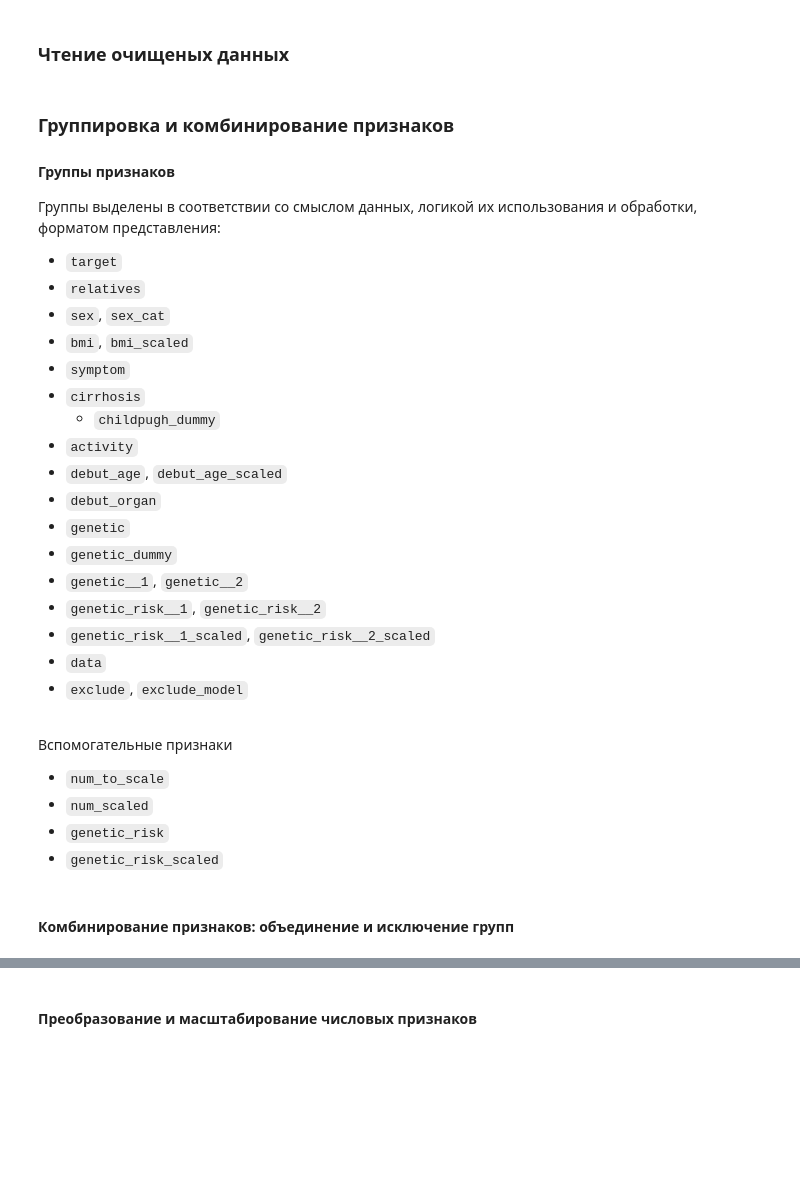
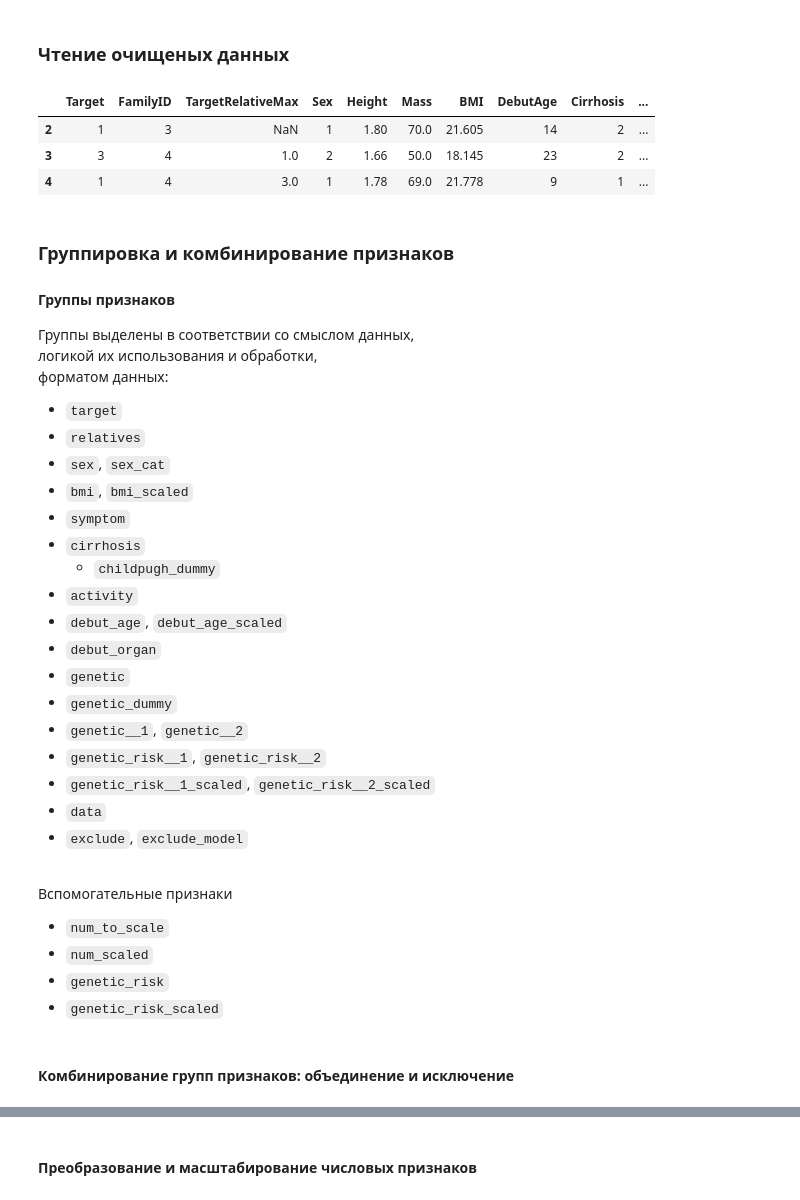
Before and after one commit to AlexanderArtemyev/Wilson-disease, a Jupyter notebook: preprocess_data.ipynb, the cells around one changed output, grey strips where cells are left out. Drawn from its saved outputs; the diff is of its cells as text; code cells hidden in the pictures; blank space fills up the shorter version.

```diff
--- a/preprocess_data.ipynb
+++ b/preprocess_data.ipynb
@@ -30,14 +31,20 @@ matplotlib.style.use('ggplot')       # Use ggplot style plots
 # %% [markdown]
 ### Чтение очищеных данных
 # %%
-data_dir = '../data_transforemed/'
+data_csv_dir = '../data_csv/'
+data_dir = '../data_csv/'
 
-df = pd.read_csv(data_dir + 'Wilson_anonym.csv', sep=';', encoding='cp1251')
+df = pd.read_csv(data_csv_dir + 'Wilson_anonym.csv', sep=';', encoding='cp1251')
 df.head(5).tail(3)
+# %% [output]
+|  | Target | FamilyID | TargetRelativeMax | Sex | Height | Mass | BMI | DebutAge | Cirrhosis | ... |
+| 2 | 1 | 3 | NaN | 1 | 1.80 | 70.0 | 21.605 | 14 | 2 | ... |
+| 3 | 3 | 4 | 1.0 | 2 | 1.66 | 50.0 | 18.145 | 23 | 2 | ... |
+| 4 | 1 | 4 | 3.0 | 1 | 1.78 | 69.0 | 21.778 | 9 | 1 | ... |
 # %% [markdown]
 ### Группировка и комбинирование признаков
 #### Группы признаков
-Группы выделены в соответствии со смыслом данных, логикой их использования и обработки, форматом представления:
+Группы выделены в соответствии со смыслом данных, <br> логикой их использования и обработки, <br> форматом данных:
 - `target`
 - `relatives`
 - `sex`, `sex_cat`
@@ -92,5 +99,5 @@ features = [
     ('exclude_model',   exclude_model)
 ]
 # %% [markdown]
-#### Комбинирование признаков: объединение и исключение групп
+#### Комбинирование групп признаков: объединение и исключение
 # %%
```
Also changed, not shown: parts of 25 cells of this notebook.
